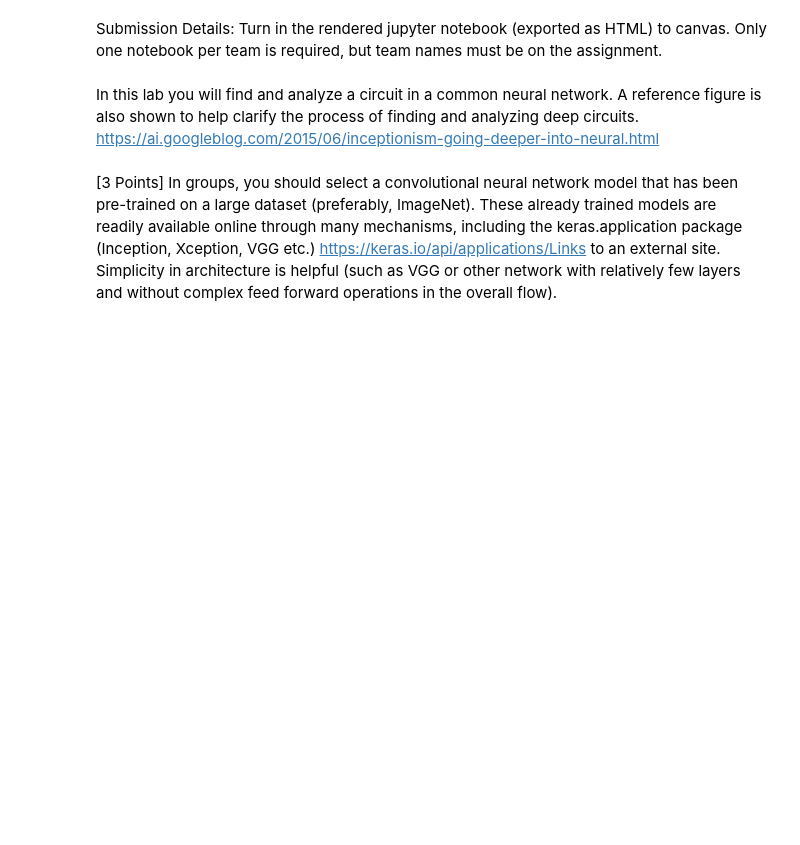
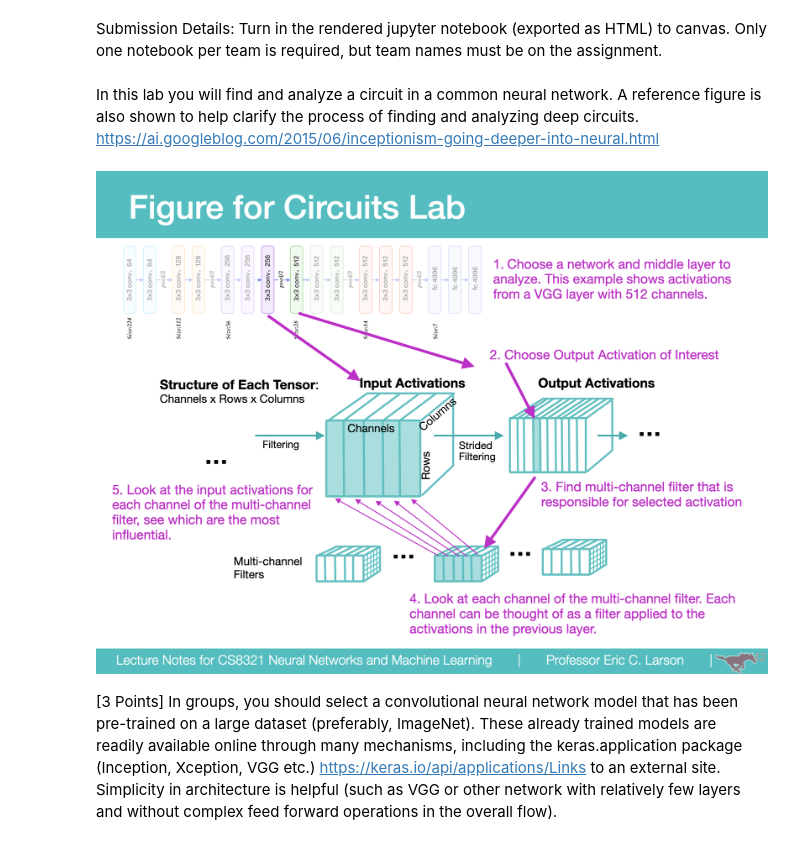
Before and after one commit to LJK150030/ML_NN, a Jupyter notebook: Lab2/Lab2.ipynb, the cells around one changed output. Saved outputs shown, nothing was run; the diff lists cells and outputs as text; code cells hidden in the pictures; blank space fills up the shorter version.

```diff
--- a/Lab2/Lab2.ipynb
+++ b/Lab2/Lab2.ipynb
@@ -6,5 +8,9 @@ Submission Details: Turn in the rendered jupyter notebook (exported as HTML) to
 # %% [markdown]
 In this lab you will find and analyze a circuit in a common neural network.  A reference figure is also shown to help clarify the process of finding and analyzing deep circuits. https://ai.googleblog.com/2015/06/inceptionism-going-deeper-into-neural.html
+# %%
+Image.open("Data/CircuitsFigure.png")
+# %% [output]
+[figure, added]
 # %% [markdown]
 [3 Points] In groups, you should select a convolutional neural network model that has been pre-trained on a large dataset (preferably, ImageNet). These already trained models are readily available online through many mechanisms, including the keras.application package (Inception, Xception, VGG etc.) https://keras.io/api/applications/Links to an external site. Simplicity in architecture is helpful (such as VGG or other network with relatively few layers and without complex feed forward operations in the overall flow).
 # %% [markdown]
```
Also changed, not shown: parts of 1 cell of this notebook, 1 other file.
